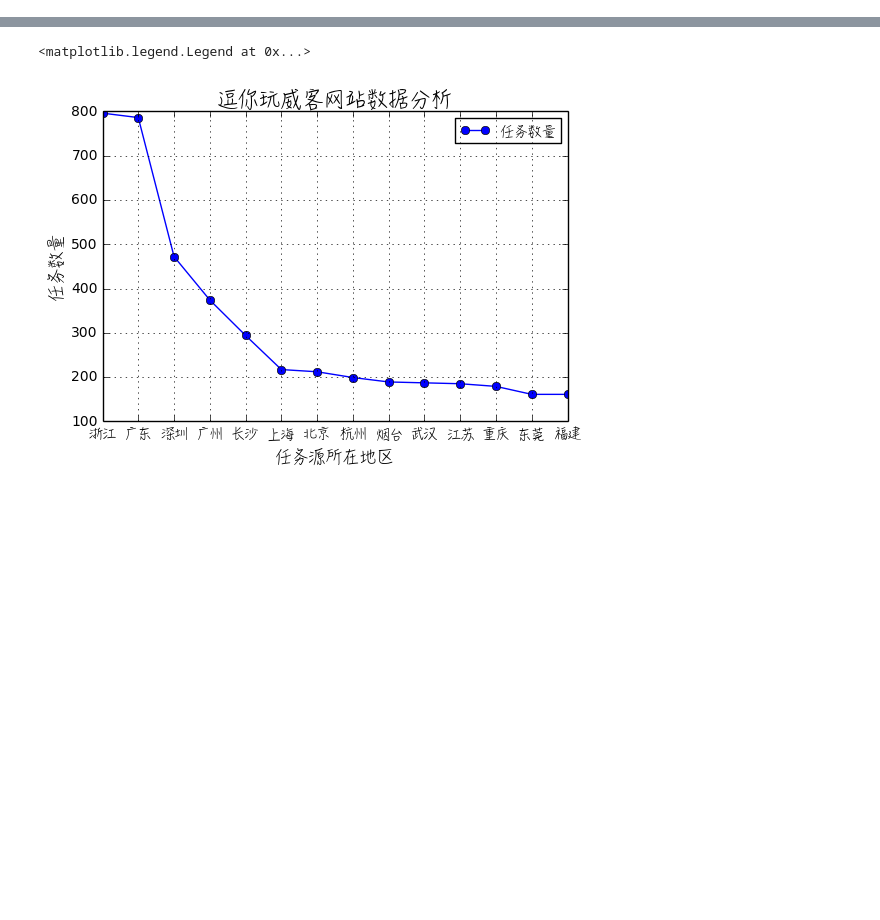
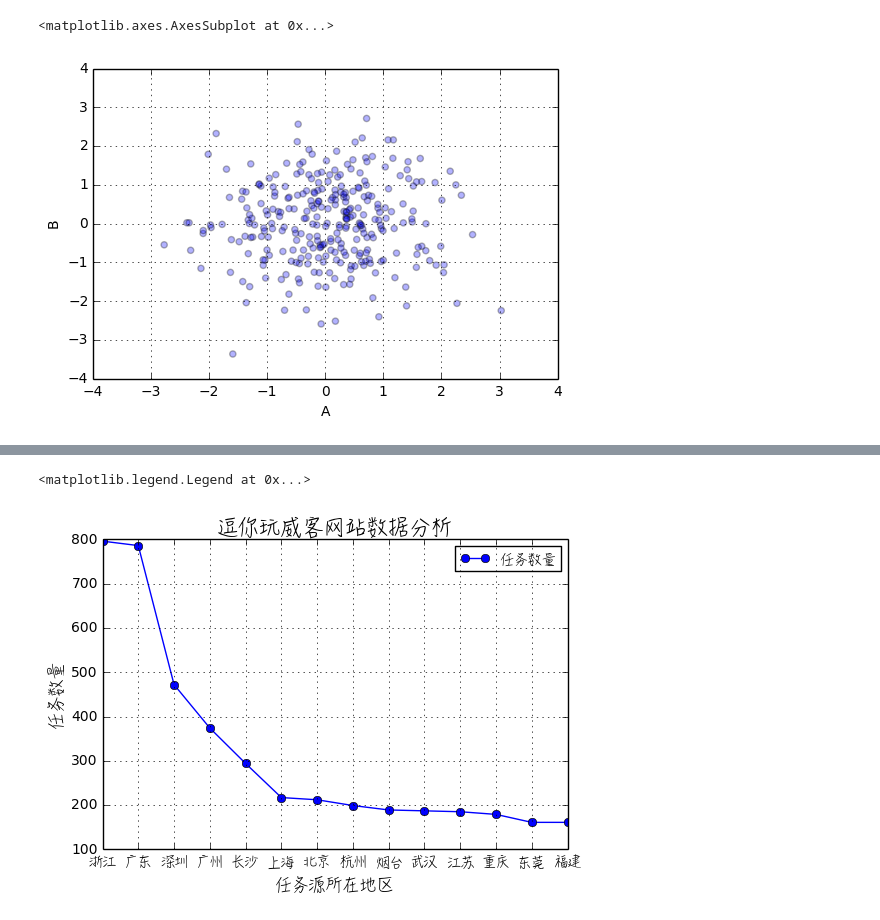
Before and after one commit to chengang545/dataMining, a Jupyter notebook: Untitled2.ipynb, the cells around one changed output, grey strips where cells are left out. Drawn from its saved outputs; the diff is of its cells as text; code cells hidden in the pictures; blank space fills up the shorter version.

```diff
--- a/Untitled2.ipynb
+++ b/Untitled2.ipynb
@@ -47,4 +49,9 @@ df=pd.read_csv("/Users/chengang/Desktop/merged_data.csv",error_bad_lines=False)#
 #plt.legend((u"看这里",), 'lower right',prop=setFont)#设定图素标签
 # %%
+#测试生成随机散列图，来检查数据的重复状况，颜色越浓说明数据重复越高。
 dates = pd.date_range('20150101', periods= 300)
 df1 = pd.DataFrame(np.random.randn(300,4), index=dates, columns=list('ABCD'))
+df1.plot(kind='scatter',x="A", y="B", alpha=0.3)
+# %% [output]
+<matplotlib.axes.AxesSubplot at 0x...>
+[figure, added]
```
Also changed, not shown: parts of 8 cells of this notebook.
